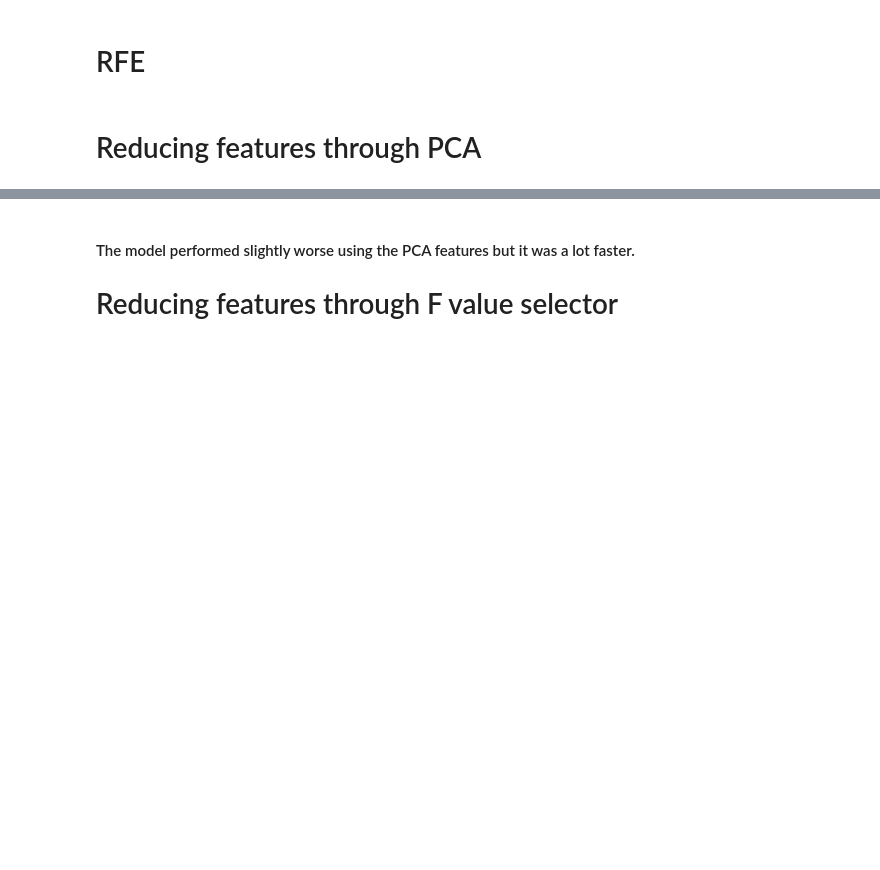
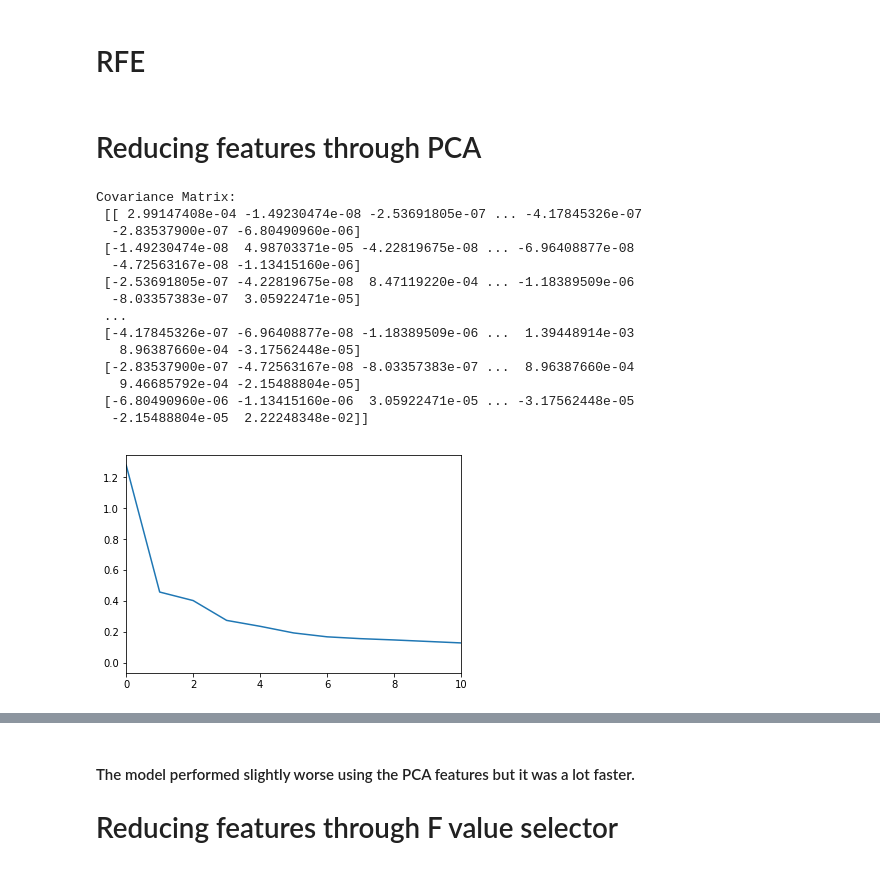
Before and after one commit to lilpricey/Thinkful, a Jupyter notebook: unit_3/3.4.4+SVM+Regression+-+Guided+Example.ipynb, the cells around one changed output, grey strips where cells are left out. Cells and saved outputs as stored; diff of their text form; code cells hidden in the pictures; blank space fills up the shorter version.

```diff
--- a/unit_3/3.4.4+SVM+Regression+-+Guided+Example.ipynb
+++ b/unit_3/3.4.4+SVM+Regression+-+Guided+Example.ipynb
@@ -175,8 +180,30 @@ array([0.58713538, 0.60034904, 0.60458738, 0.61645885, 0.61237216])
 # %%
 from sklearn.decomposition import PCA
 X = raw_data.drop(['rating', 'title', 'calories', 'protein', 'fat', 'sodium', 'highly_rated'], 1)
 Y = raw_data['highly_rated']
 
-pca = PCA(n_components=30)
-pca.fit(X)
-X_pca = pca.transform(X)
+# The NumPy covariance function assumes that variables are represented by rows,
+# not columns, so we transpose X.
+Xt = X.T
+Cx = np.cov(Xt)
+print('Covariance Matrix:\n', Cx)
+eig_val_cov, eig_vec_cov = np.linalg.eig(Cx)
+plt.plot(eig_val_cov)
+plt.xlim((0, 10))
+plt.show()
+# %% [output]
+Covariance Matrix:
+ [[ 2.99147408e-04 -1.49230474e-08 -2.53691805e-07 ... -4.17845326e-07
+  -2.83537900e-07 -6.80490960e-06]
+ [-1.49230474e-08  4.98703371e-05 -4.22819675e-08 ... -6.96408877e-08
+  -4.72563167e-08 -1.13415160e-06]
+ [-2.53691805e-07 -4.22819675e-08  8.47119220e-04 ... -1.18389509e-06
+  -8.03357383e-07  3.05922471e-05]
+ ...
+ [-4.17845326e-07 -6.96408877e-08 -1.18389509e-06 ...  1.39448914e-03
+   8.96387660e-04 -3.17562448e-05]
+ [-2.83537900e-07 -4.72563167e-08 -8.03357383e-07 ...  8.96387660e-04
+   9.46685792e-04 -2.15488804e-05]
+ [-6.80490960e-06 -1.13415160e-06  3.05922471e-05 ... -3.17562448e-05
+  -2.15488804e-05  2.22248348e-02]]
+[figure, added]
```
Also changed, not shown: parts of 19 cells of this notebook.
